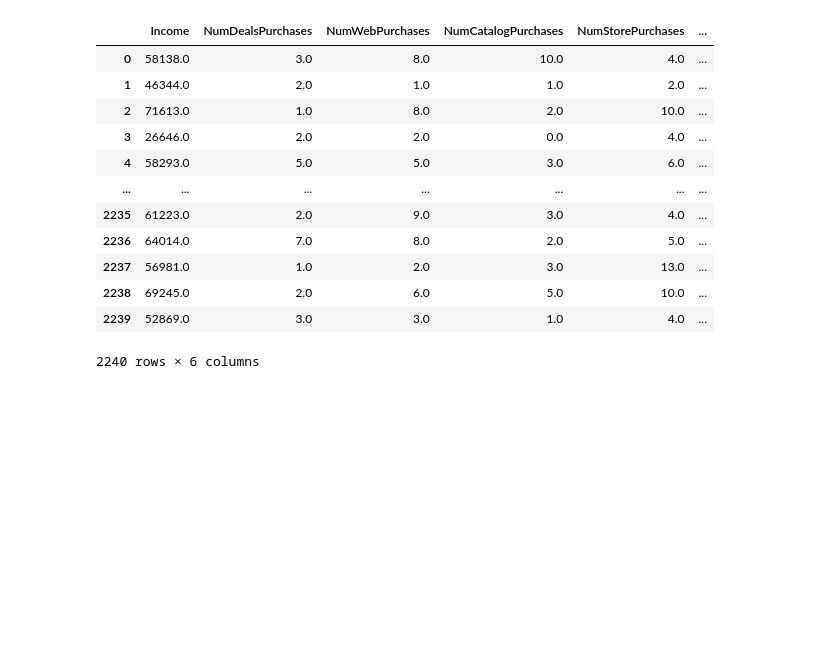
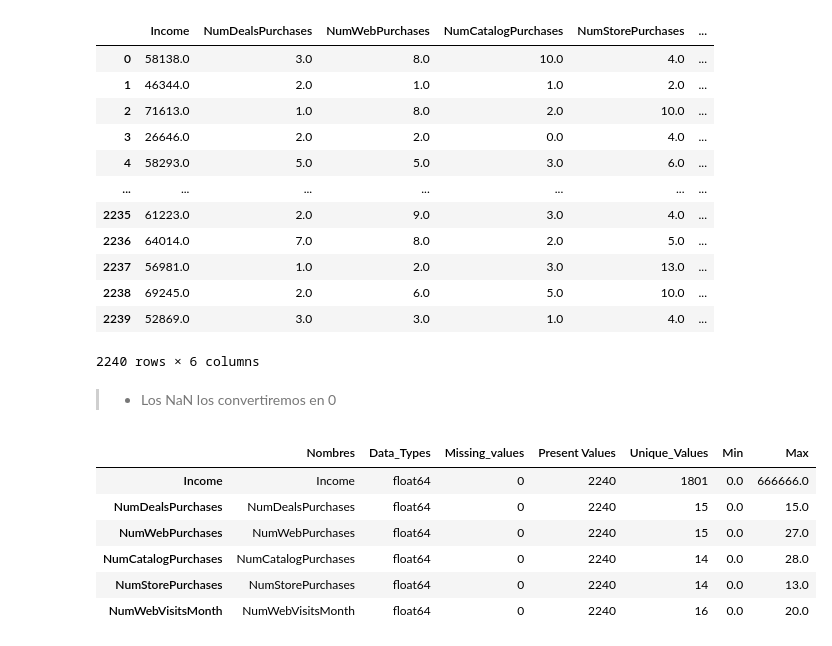
Before and after one commit to berlinpreciado21/ProyectoSimFin_CCorrales_BIPreciado_MVerea, a Jupyter notebook: PE1_BIPE_CCC_MV.ipynb, the cells around one changed output. Saved outputs shown, nothing was run; the diff lists cells and outputs as text; code cells hidden in the pictures; blank space fills up the shorter version.

```diff
--- a/PE1_BIPE_CCC_MV.ipynb
+++ b/PE1_BIPE_CCC_MV.ipynb
@@ -186,3 +162,24 @@ datan
 | 2238 | 69245.0 | 2.0 | 6.0 | 5.0 | 10.0 | ... |
 | 2239 | 52869.0 | 3.0 | 3.0 | 1.0 | 4.0 | ... |
 2240 rows × 6 columns
+# %% [markdown]
+>- Los NaN los convertiremos en 0
+# %%
+datan['Income'].fillna(0, inplace = True)
+datan['NumDealsPurchases'].fillna(0, inplace = True)
+datan['NumWebPurchases'].fillna(0, inplace = True)
+datan['NumCatalogPurchases'].fillna(0, inplace = True)
+datan['NumStorePurchases'].fillna(0, inplace = True)
+datan['NumWebVisitsMonth'].fillna(0, inplace = True)
+# %%
+report = dqr(datan)
+# Mostrar reporte
+report.head(60)
+# %% [output]
+|  | Nombres | Data_Types | Missing_values | Present Values | Unique_Values | Min | Max |
+| Income | Income | float64 | 0 | 2240 | 1801 | 0.0 | 666666.0 |
+| NumDealsPurchases | NumDealsPurchases | float64 | 0 | 2240 | 15 | 0.0 | 15.0 |
+| NumWebPurchases | NumWebPurchases | float64 | 0 | 2240 | 15 | 0.0 | 27.0 |
+| NumCatalogPurchases | NumCatalogPurchases | float64 | 0 | 2240 | 14 | 0.0 | 28.0 |
+| NumStorePurchases | NumStorePurchases | float64 | 0 | 2240 | 14 | 0.0 | 13.0 |
+| NumWebVisitsMonth | NumWebVisitsMonth | float64 | 0 | 2240 | 16 | 0.0 | 20.0 |
```
Also changed, not shown: parts of 13 cells of this notebook.
